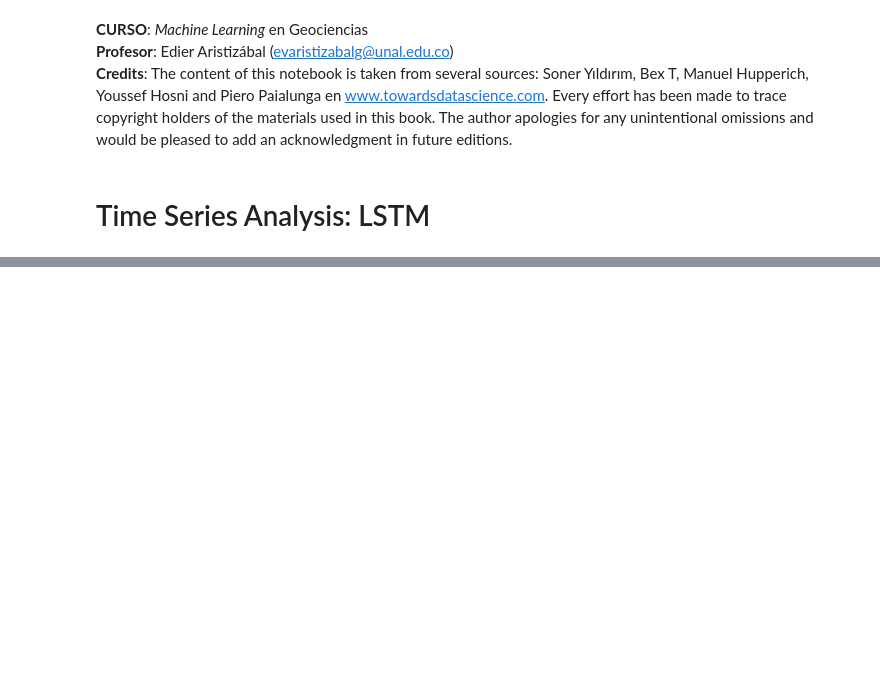
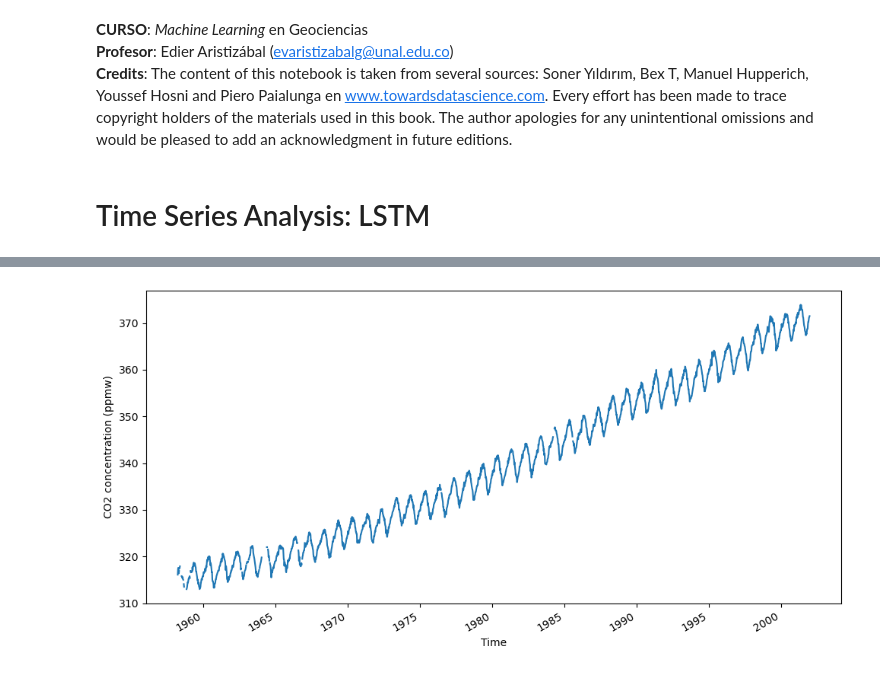
Before and after one commit to edieraristizabal/MachineLearning, a Jupyter notebook: NOTEBOOKS/22f_TimeSeries_LSTM.ipynb, the cells around one changed output, grey strips where cells are left out. Drawn from its saved outputs; the diff is of its cells as text; code cells hidden in the pictures; blank space fills up the shorter version.

```diff
--- a/NOTEBOOKS/22f_TimeSeries_LSTM.ipynb
+++ b/NOTEBOOKS/22f_TimeSeries_LSTM.ipynb
@@ -31,0 +29,10 @@ Q.head()
+# %%
+data = sm.datasets.co2.load_pandas().data
+fig, ax = plt.subplots(figsize=(10, 5))
+ax.plot(data['co2'])
+ax.set_xlabel('Time')
+ax.set_ylabel('CO2 concentration (ppmw)')
+fig.autofmt_xdate()
+plt.tight_layout()
+# %% [output]
+[figure, added]
```
Also changed, not shown: parts of 2 cells of this notebook, 2 other files.
